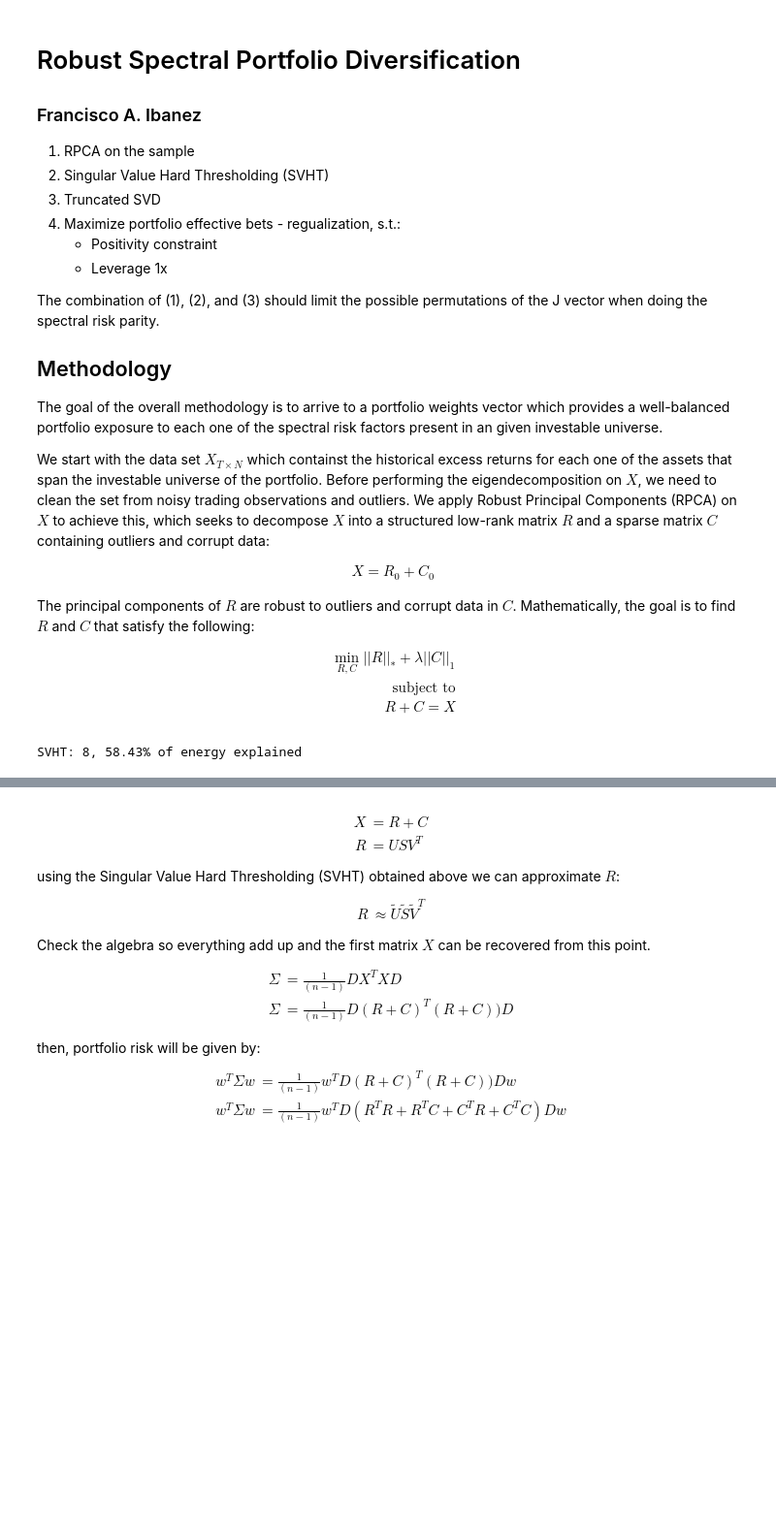
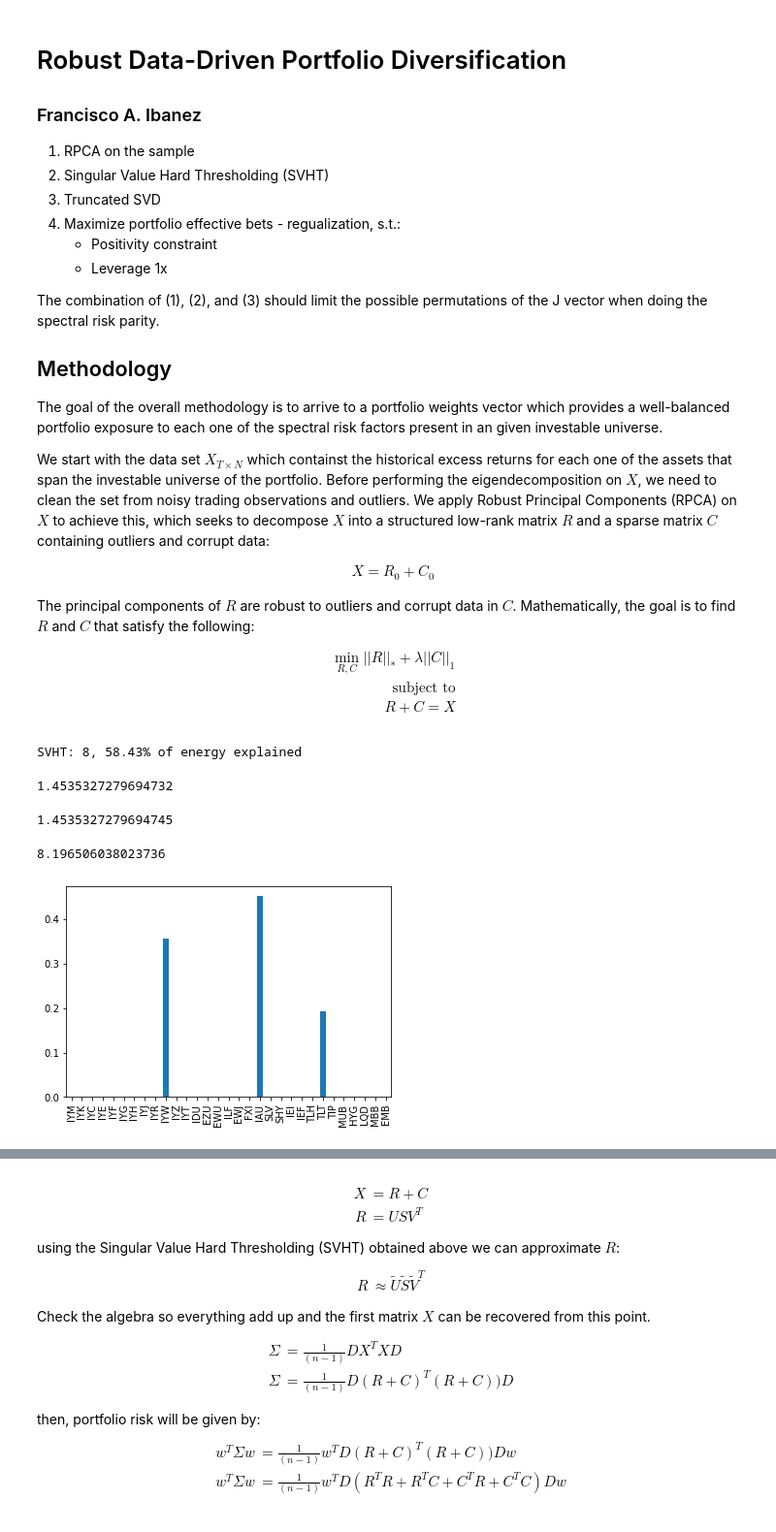
Before and after one commit to fcoibanez/eigenportfolio, a Jupyter notebook: notebooks/spectral_diversification.ipynb, the cells around one changed output, grey strips where cells are left out. Shown at 97% size. Drawn from its saved outputs; the diff is of its cells as text; code cells hidden in the pictures; blank space fills up the shorter version.

Commit message:
robust_diversification.py added

```diff
--- a/notebooks/spectral_diversification.ipynb
+++ b/notebooks/spectral_diversification.ipynb
@@ -1,5 +1,5 @@
 # %% [markdown]
-# Robust Spectral Portfolio Diversification
+# Robust Data-Driven Portfolio Diversification
 ### Francisco A. Ibanez
 
 1. RPCA on the sample
@@ -58,3 +59,69 @@ cum_energy = np.cumsum(np.diag(S)) / np.sum(np.diag(S))
 print(f'SVHT: {k}, {round(cum_energy[k] * 100, 2)}% of energy explained')
 # %% [output]
 SVHT: 8, 58.43% of energy explained
+# %%
+D = np.diag(sample.std().values)
+t, n = X.shape
+w = np.array([1 / n] * n).reshape(-1, 1)
+eigen_wts = V.T @ D @ w
+p = np.divide(np.diag(eigen_wts.flatten()) @ S.T @ S @ eigen_wts, w.T @ D @ R.T @ R @ D @ w)
+p = p.flatten()
+eta_p = np.exp(-np.sum(np.multiply(p, np.log(p))))
+eta_p
+# %% [output]
+1.4535327279694732
+# %%
+def effective_bets(weights, singular_values_matrix, eigen_vector_matrix, volatilities, k=None):
+    w = weights.reshape(-1, 1)
+    eigen_wts = eigen_vector_matrix.T @ np.diag(volatilities) @ w
+    p = (np.diag(eigen_wts.flatten()) @ singular_values_matrix.T @ singular_values_matrix @ eigen_wts).flatten()
+    if k != None:
+        p = p[:k]
+    p_norm = np.divide(p, p.sum())
+    eta = np.exp(-np.sum(np.multiply(p_norm, np.log(p_norm))))
+    return eta
+
+effective_bets(np.array([1 / n] * n), S, V, sample.std().values)
+# %% [output]
+1.4535327279694745
+# %%
+def objfunc(weights, singular_values_matrix, eigen_vector_matrix, volatilities, k=None):
+    return -effective_bets(weights, singular_values_matrix, eigen_vector_matrix, volatilities, k)
+
+# Testing if minimizing p.T @ p yields the same results as maximizing the effective numbers of bets
+def objfunc2(weights, singular_values_matrix, eigen_vector_matrix, volatilities, k=None):
+    w = weights.reshape(-1, 1)
+    eigen_wts = eigen_vector_matrix.T @ np.diag(volatilities) @ w
+    p = np.diag(eigen_wts.flatten()) @ singular_values_matrix.T @ singular_values_matrix @ eigen_wts
+    if k != None:
+        p = p[:k]
+    n = p.shape[0]
+    p_norm = np.divide(p, p.sum())
+    c = np.divide(np.ones((n, 1)), n)
+    return ((p_norm - c).T @ (p_norm - c)).item()
+# %%
+# POSITIVE ONLY
+from scipy.optimize import minimize
+
+cons = (
+    {'type': 'ineq', 'fun': lambda x: x},
+    {'type': 'ineq', 'fun': lambda x: np.sum(x) - 1}
+)
+
+opti = minimize(
+    fun=objfunc,
+    x0=np.array([1 / n] * n),
+    args=(S, V, sample.std().values),
+    constraints=cons,
+    method='SLSQP',
+    tol=1E-12,
+    options={'maxiter': 1E9}
+)
+
+w_star = opti.x
+w_star /= w_star.sum()
+pd.Series(w_star, index=sample.columns).plot.bar()
+print(-opti.fun)
+# %% [output]
+8.196506038023736
+[figure, added]
```
Also changed, not shown: parts of 12 cells of this notebook, 1 other file.
